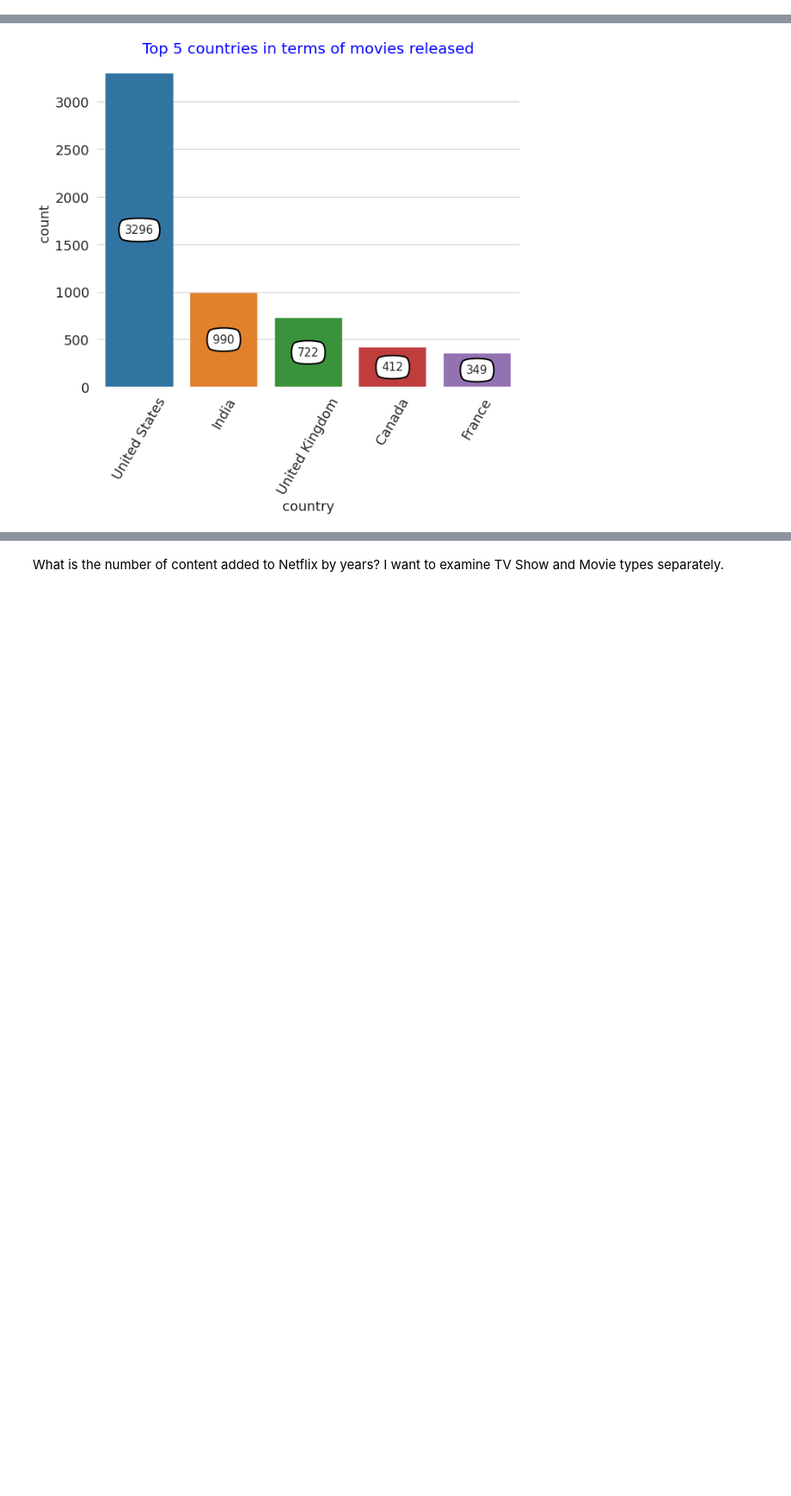
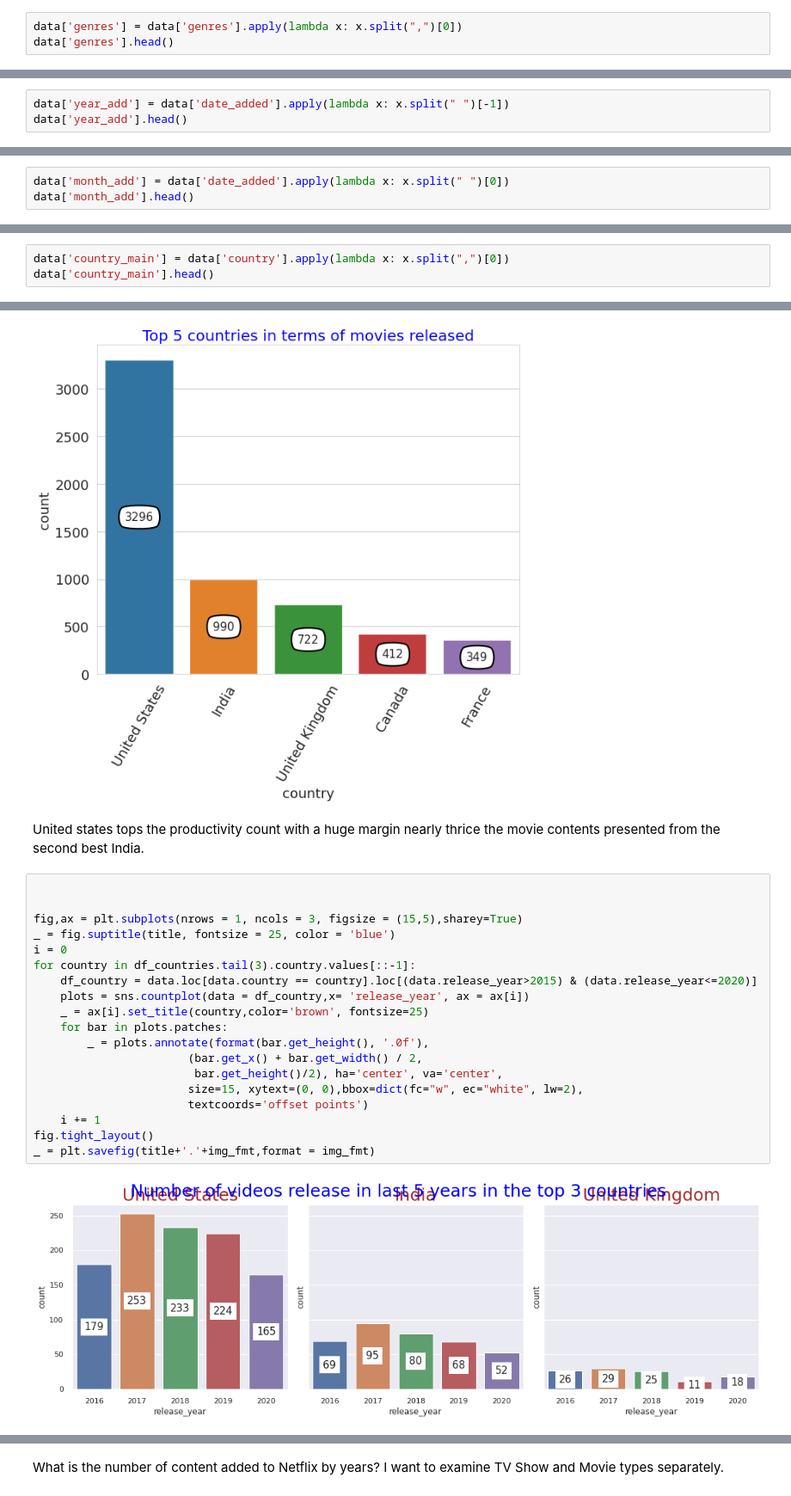
Before and after one commit to chandusayhi/NETFLIX_MOVIES_AND_TV_SHOWS, a Jupyter notebook: Chandrakant_NETFLIX_MOVIES_AND_TV_SHOWS_CLUSTERING.ipynb, the cells around one changed output, grey strips where cells are left out. Shown at 86% size. Saved outputs shown, nothing was run; the diff lists cells and outputs as text; blank space fills up the shorter version.

```diff
--- a/Chandrakant_NETFLIX_MOVIES_AND_TV_SHOWS_CLUSTERING.ipynb
+++ b/Chandrakant_NETFLIX_MOVIES_AND_TV_SHOWS_CLUSTERING.ipynb
@@ -213,0 +317,3 @@ memory usage: 730.2+ KB
+# %%
+data['genres'] = data['genres'].apply(lambda x: x.split(",")[0])
+data['genres'].head()
@@ -213,0 +327,3 @@ memory usage: 730.2+ KB
+# %%
+data['year_add'] = data['date_added'].apply(lambda x: x.split(" ")[-1])
+data['year_add'].head()
@@ -213,0 +337,3 @@ memory usage: 730.2+ KB
+# %%
+data['month_add'] = data['date_added'].apply(lambda x: x.split(" ")[0])
+data['month_add'].head()
@@ -213,0 +347,3 @@ memory usage: 730.2+ KB
+# %%
+data['country_main'] = data['country'].apply(lambda x: x.split(",")[0])
+data['country_main'].head()
@@ -304,3 +484,26 @@ for bar in plots.patches:
 _ = plt.savefig(title+'.'+img_fmt,format = img_fmt)
 # %% [output]
 [figure]
+# %% [markdown]
+United states tops the productivity count with a huge margin nearly thrice the movie contents presented from the second best India.
+# %%
+
+
+fig,ax = plt.subplots(nrows = 1, ncols = 3, figsize = (15,5),sharey=True)
+_ = fig.suptitle(title, fontsize = 25, color = 'blue')
+i = 0
+for country in df_countries.tail(3).country.values[::-1]:
+    df_country = data.loc[data.country == country].loc[(data.release_year>2015) & (data.release_year<=2020)]
+    plots = sns.countplot(data = df_country,x= 'release_year', ax = ax[i])
+    _ = ax[i].set_title(country,color='brown', fontsize=25)
+    for bar in plots.patches:
+        _ = plots.annotate(format(bar.get_height(), '.0f'),
+                       (bar.get_x() + bar.get_width() / 2,
+                        bar.get_height()/2), ha='center', va='center',
+                       size=15, xytext=(0, 0),bbox=dict(fc="w", ec="white", lw=2),
+                       textcoords='offset points')
+    i += 1
+fig.tight_layout()
+_ = plt.savefig(title+'.'+img_fmt,format = img_fmt)
+# %% [output]
+[figure, added]
```
Also changed, not shown: parts of 31 cells of this notebook.
